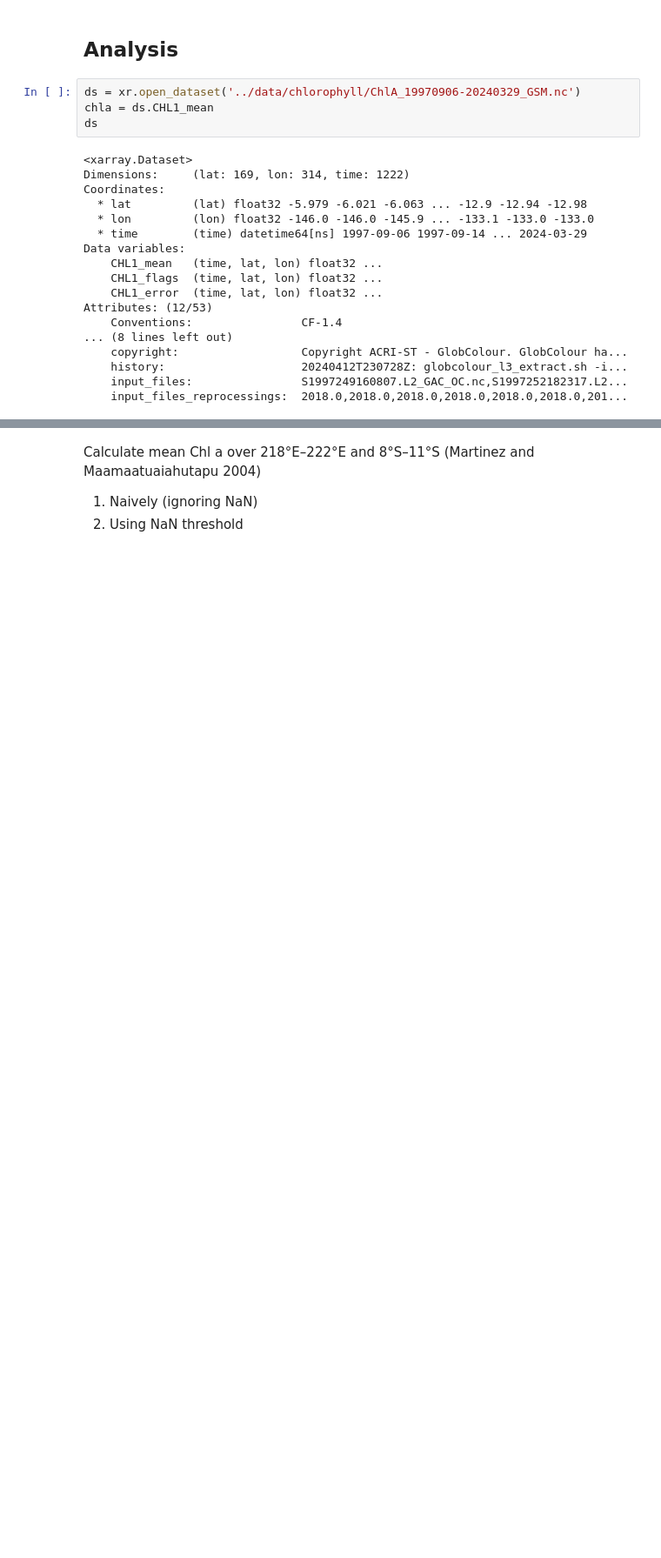
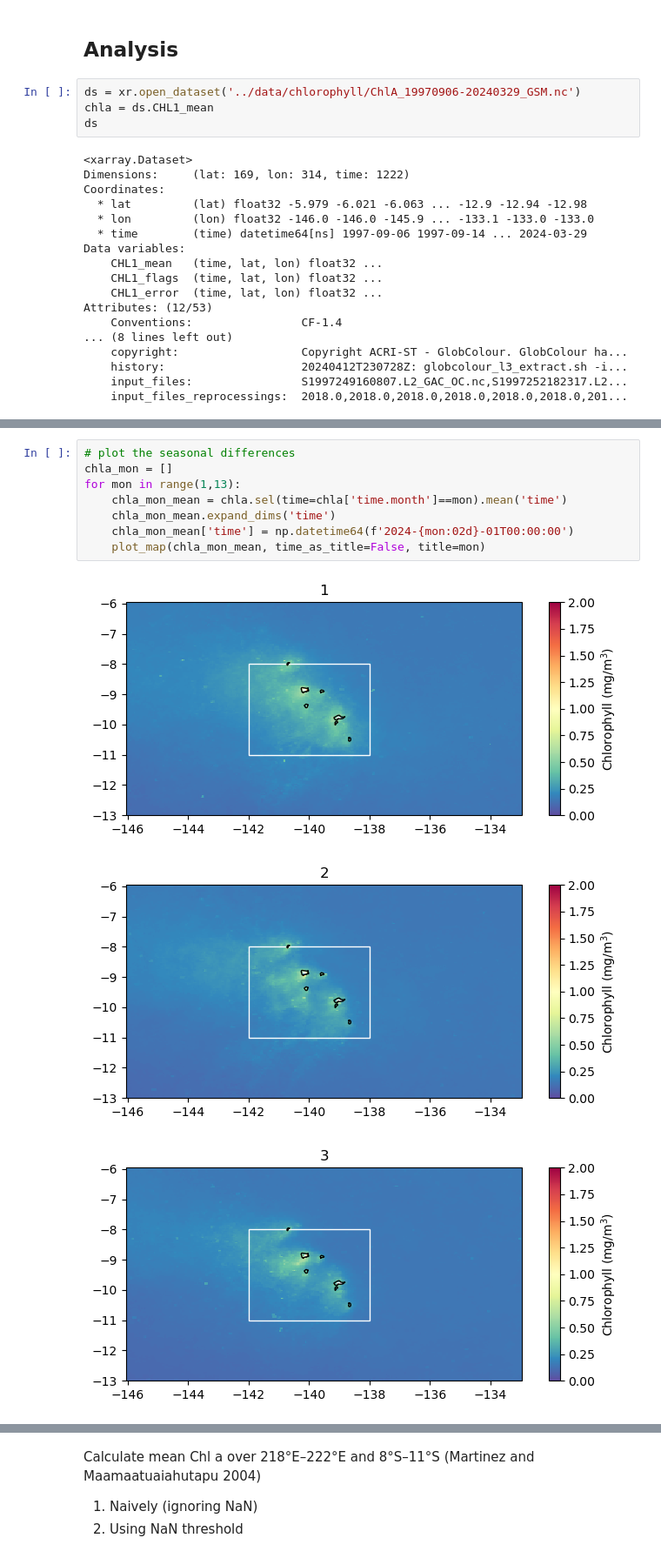
Before and after one commit to ychnli/Stanford-SEA, a Jupyter notebook: calc_timeseries.ipynb, the cells around one changed output, grey strips where cells are left out. Shown at 87% size. Drawn from its saved outputs; the diff is of its cells as text; blank space fills up the shorter version.

Commit message:
minor changes to timeseries
added seasonal analysis

```diff
--- a/calc_timeseries.ipynb
+++ b/calc_timeseries.ipynb
@@ -205,0 +191,12 @@ for i in range(len(chla.time)):
+# %%
+# plot the seasonal differences
+chla_mon = []
+for mon in range(1,13):
+    chla_mon_mean = chla.sel(time=chla['time.month']==mon).mean('time')
+    chla_mon_mean.expand_dims('time')
+    chla_mon_mean['time'] = np.datetime64(f'2024-{mon:02d}-01T00:00:00')
+    plot_map(chla_mon_mean, time_as_title=False, title=mon)
+# %% [output]
+[figure, added]
+[figure, added]
+[figure, added]
```
Also changed, not shown: parts of 20 cells of this notebook.
